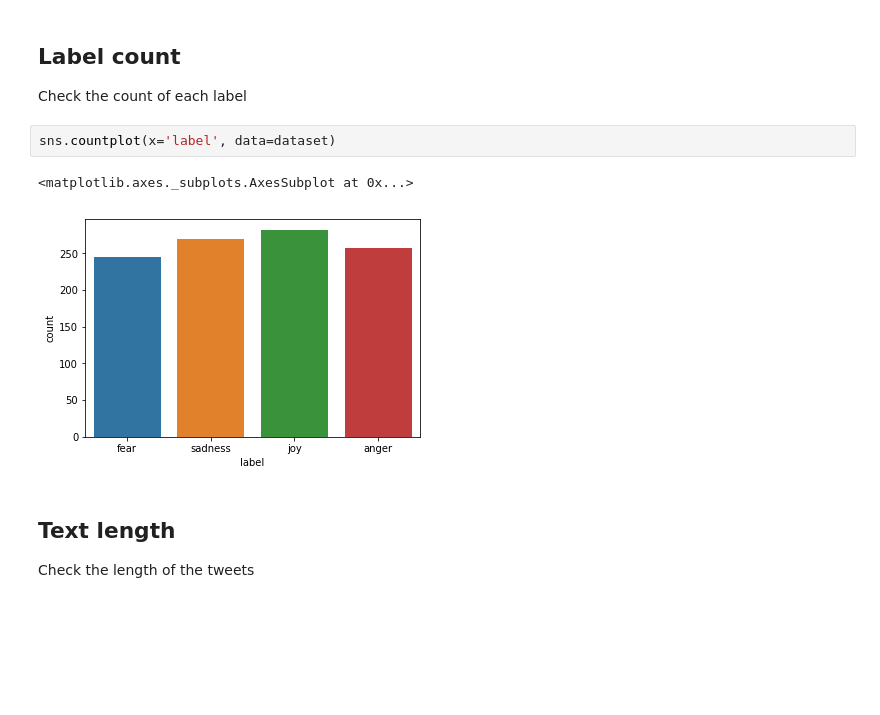
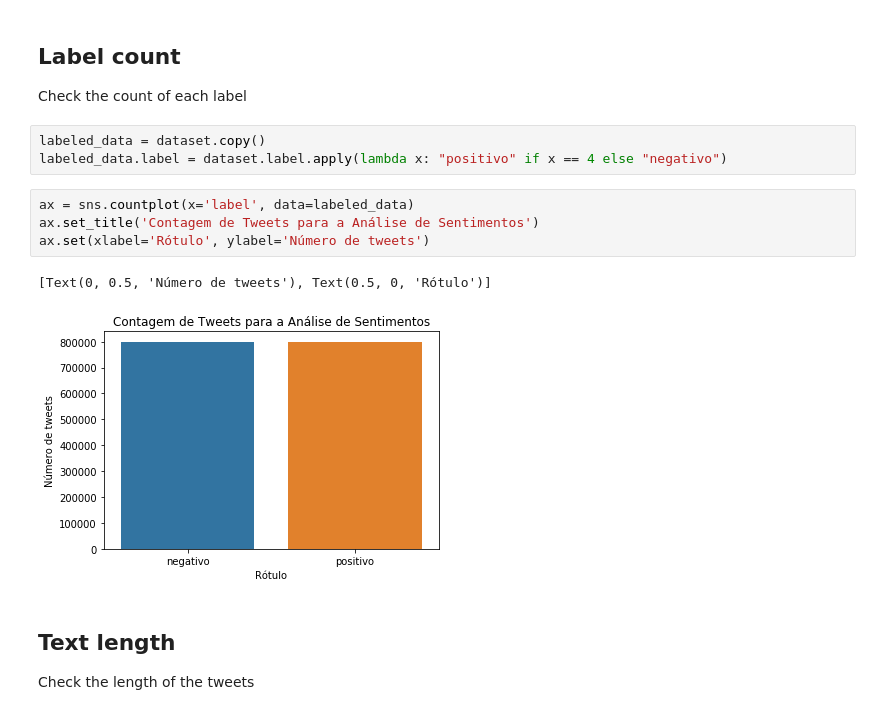
Before and after one commit to rmohashi/tweet-emotion-recognition, a Jupyter notebook: notebooks/Check Sentiment Analysis dataset.ipynb, the cells around one changed output. Cells and saved outputs as stored; diff of their text form; blank space fills up the shorter version.

```diff
--- a/notebooks/Check Sentiment Analysis dataset.ipynb
+++ b/notebooks/Check Sentiment Analysis dataset.ipynb
@@ -25,11 +25,16 @@ import seaborn as sns
 ## Label count
 
 Check the count of each label
-# %%
-sns.countplot(x='label', data=dataset)
-# %% [output]
-<matplotlib.axes._subplots.AxesSubplot at 0x...>
-[figure, removed]
+# %%
+labeled_data = dataset.copy()
+labeled_data.label = dataset.label.apply(lambda x: "positivo" if x == 4 else "negativo")
+# %%
+ax = sns.countplot(x='label', data=labeled_data)
+ax.set_title('Contagem de Tweets para a Análise de Sentimentos')
+ax.set(xlabel='Rótulo', ylabel='Número de tweets')
+# %% [output]
+[Text(0, 0.5, 'Número de tweets'), Text(0.5, 0, 'Rótulo')]
+[figure, added]
 # %% [markdown]
 ## Text length
 
```
Also changed, not shown: parts of 6 cells of this notebook, 8 other files.
